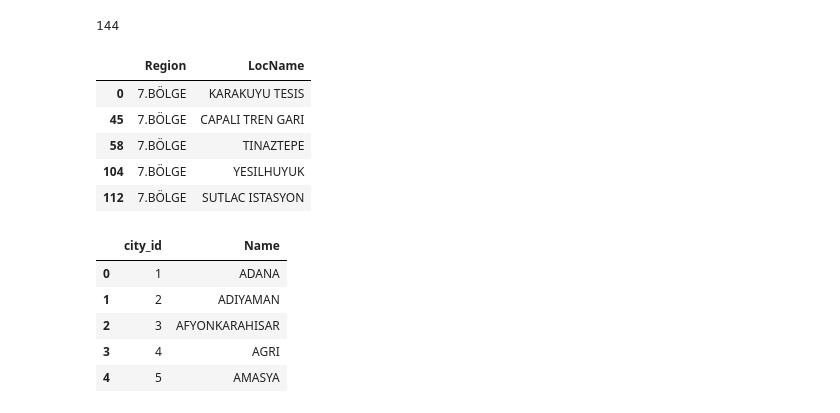
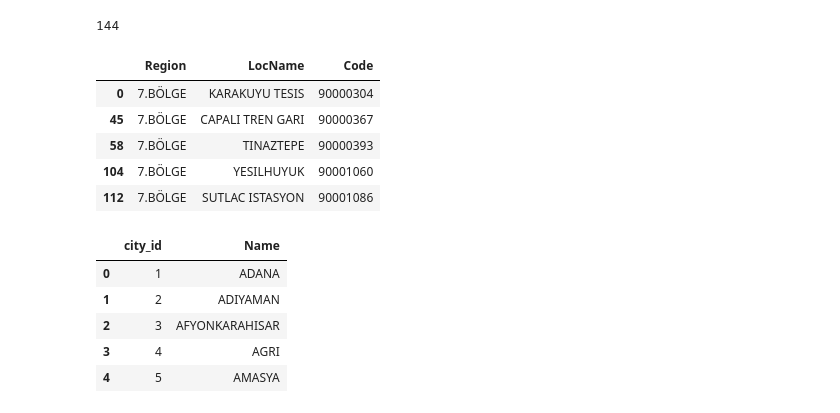
Before and after one commit to kurtgodel1/emlak, a Jupyter notebook: emlak.ipynb, the cells around one changed output. Cells and saved outputs as stored; diff of their text form; code cells hidden in the pictures.

```diff
--- a/emlak.ipynb
+++ b/emlak.ipynb
@@ -207,23 +216,23 @@ emlakverileri = pd.read_excel(r'/Users/aliosmanyilmaz/Downloads/emlakverileri.xl
 # %%
 building = emlakverileri[["Type", "Code", "ParentCode", "Region", "LocName","Hiyerarşi","City","FID","Ada","Parsel","TabanAlanı","ToplamİnşaatAlanı"]]
 building.dtypes
 
 campus = building[building["Hiyerarşi"].str.len() == 8]
 real_estate = building[building["Hiyerarşi"].str.len() == 17]
 independent_section = building[building["Hiyerarşi"].str.len() > 17]
 
 deed = emlakverileri[["Ada", "Parsel", "City", "TabanAlanı", "ToplamİnşaatAlanı", "FID"]]
 
-campus = campus[["Region", "LocName"]]
+campus = campus[["Region", "LocName", "Code"]]
 
 campus.head()
 # %% [output]
-|  | Region | LocName |
-| 0 | 7.BÖLGE | KARAKUYU TESIS |
-| 45 | 7.BÖLGE | CAPALI TREN GARI |
-| 58 | 7.BÖLGE | TINAZTEPE |
-| 104 | 7.BÖLGE | YESILHUYUK |
-| 112 | 7.BÖLGE | SUTLAC ISTASYON |
+|  | Region | LocName | Code |
+| 0 | 7.BÖLGE | KARAKUYU TESIS | 90000304 |
+| 45 | 7.BÖLGE | CAPALI TREN GARI | 90000367 |
+| 58 | 7.BÖLGE | TINAZTEPE | 90000393 |
+| 104 | 7.BÖLGE | YESILHUYUK | 90001060 |
+| 112 | 7.BÖLGE | SUTLAC ISTASYON | 90001086 |
 # %%
 cities=["Adana", "Adiyaman", "Afyonkarahisar", "Agri", "Amasya", "Ankara", "Antalya", "Artvin", "Aydin", "Balikesir", "Bilecik", "Bingol", "Bitlis", "Bolu", "Burdur", "Bursa", "Canakkale", "Cankiri", "Corum", "Denizli", "Diyarbakir", "Edirne", "Elazig", "Erzincan", "Erzurum", "Eskisehir", "Gaziantep", "Giresun", "Gümüshane", "Hakkari", "Hatay", "isparta", "icel (Mersin)", "istanbul", "izmir", "Kars", "Kastamonu", "Kayseri", "Kirklareli", "Kirsehir", "Kocaeli", "Konya", "Kutahya", "Malatya", "Manisa", "Kahramanmaras", "Mardin", "Mugla", "Mus", "Nevsehir", "Nigde", "Ordu", "Rize", "Sakarya", "Samsun", "Siirt", "Sinop", "Sivas", "Tekirdag", "Tokat", "Trabzon", "Tunceli", "Sanliurfa", "Usak", "Van", "Yozgat", "Zonguldak", "Aksaray", "Bayburt", "Karaman", "Kirikkale", "Batman", "Sirnak", "Bartin", "Ardahan", "igdir", "Yalova", "Karabuk", "Kilis", "Osmaniye", "Duzce"
 ]
```
Also changed, not shown: parts of 3 cells of this notebook.
